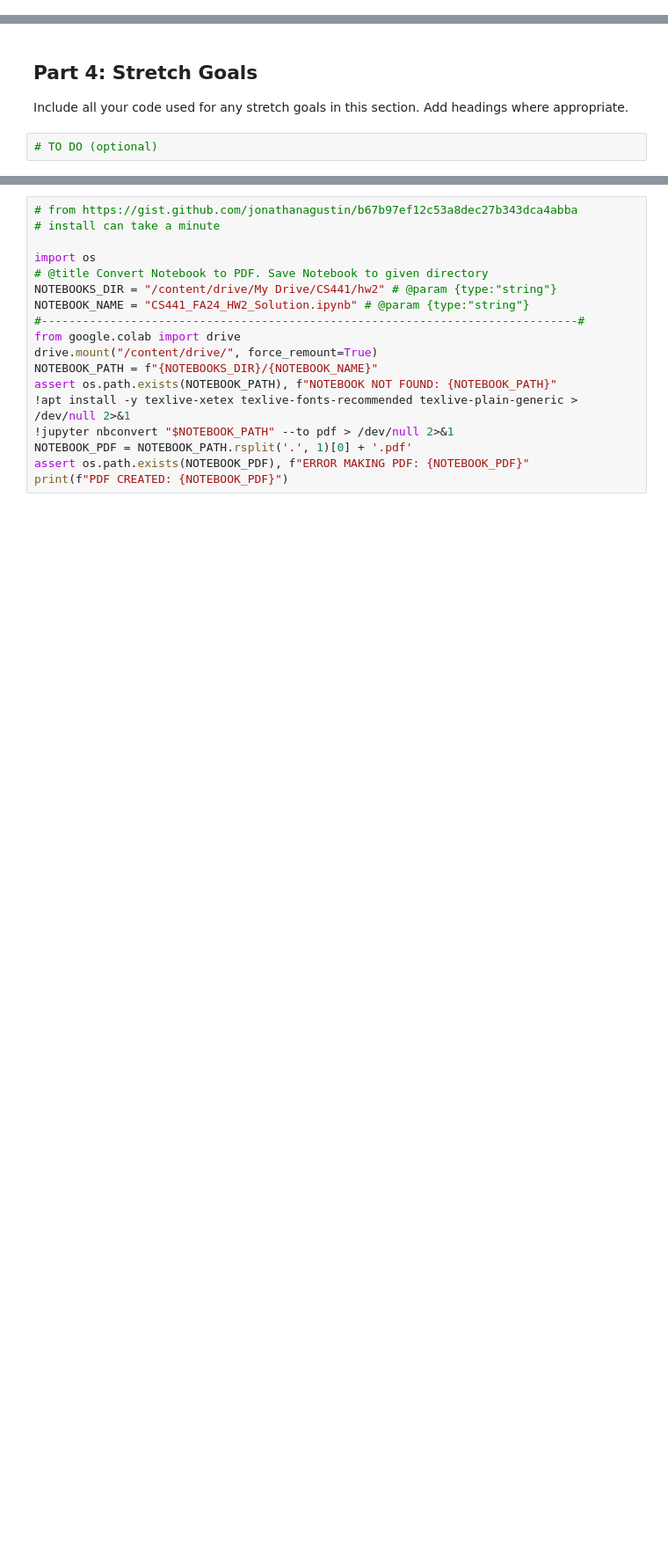
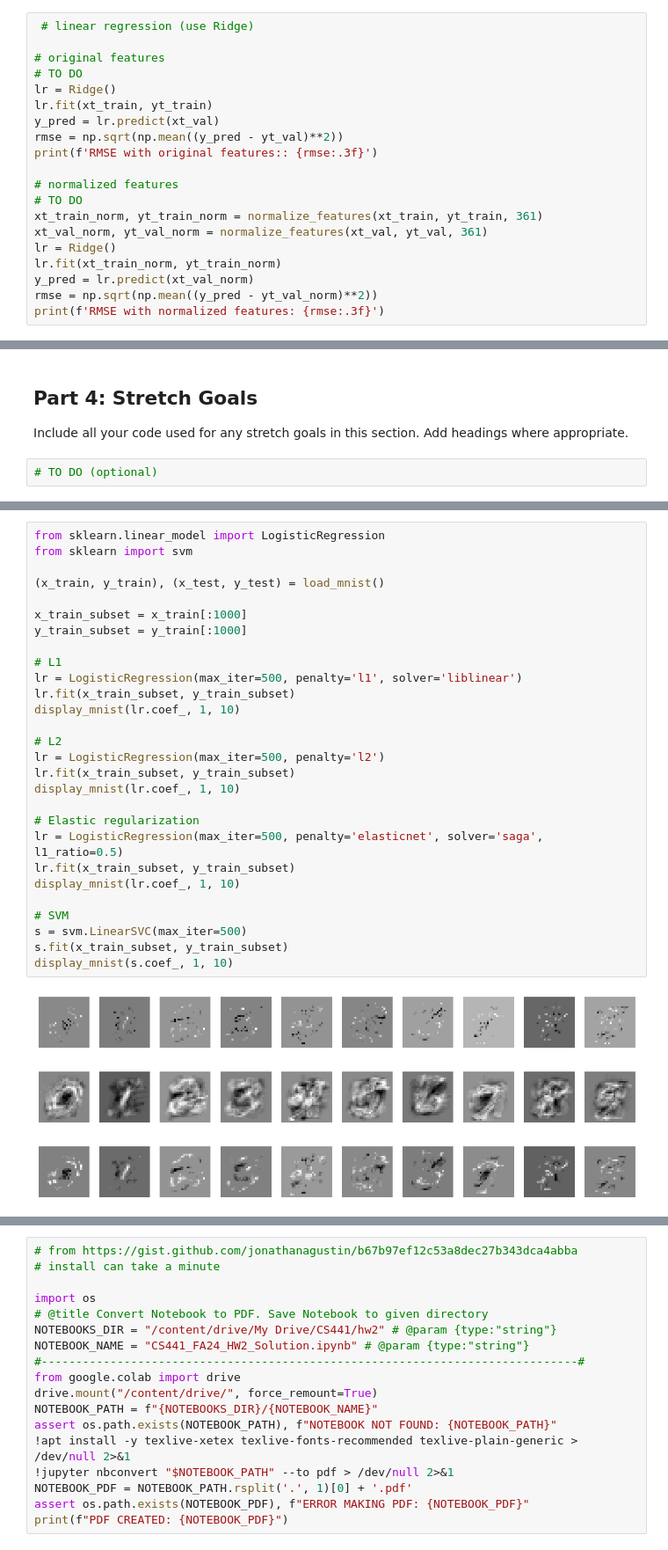
Before and after one commit to saiprakashgorti/Illinois-CS-441, a Jupyter notebook: Sai_Prakash_Gorti_CS441_FA24_HW2_Starter.ipynb, the cells around one changed output, grey strips where cells are left out. Shown: that part at 88% size. Cells and saved outputs as stored; diff of their text form; blank space fills up the shorter version.

```diff
--- a/Sai_Prakash_Gorti_CS441_FA24_HW2_Starter.ipynb
+++ b/Sai_Prakash_Gorti_CS441_FA24_HW2_Starter.ipynb
@@ -319,0 +447,20 @@ def normalize_features(x, y, fnum):
+# %%
+ # linear regression (use Ridge)
+
+# original features
+# TO DO
+lr = Ridge()
+lr.fit(xt_train, yt_train)
+y_pred = lr.predict(xt_val)
+rmse = np.sqrt(np.mean((y_pred - yt_val)**2))
+print(f'RMSE with original features:: {rmse:.3f}')
+
+# normalized features
+# TO DO
+xt_train_norm, yt_train_norm = normalize_features(xt_train, yt_train, 361)
+xt_val_norm, yt_val_norm = normalize_features(xt_val, yt_val, 361)
+lr = Ridge()
+lr.fit(xt_train_norm, yt_train_norm)
+y_pred = lr.predict(xt_val_norm)
+rmse = np.sqrt(np.mean((y_pred - yt_val_norm)**2))
+print(f'RMSE with normalized features: {rmse:.3f}')
@@ -332,0 +597,32 @@ Include all your code used for any stretch goals in this section. Add headings w
+# %%
+from sklearn.linear_model import LogisticRegression
+from sklearn import svm
+
+(x_train, y_train), (x_test, y_test) = load_mnist()
+
+x_train_subset = x_train[:1000]
+y_train_subset = y_train[:1000]
+
+# L1
+lr = LogisticRegression(max_iter=500, penalty='l1', solver='liblinear')
+lr.fit(x_train_subset, y_train_subset)
+display_mnist(lr.coef_, 1, 10)
+
+# L2
+lr = LogisticRegression(max_iter=500, penalty='l2')
+lr.fit(x_train_subset, y_train_subset)
+display_mnist(lr.coef_, 1, 10)
+
+# Elastic regularization
+lr = LogisticRegression(max_iter=500, penalty='elasticnet', solver='saga', l1_ratio=0.5)
+lr.fit(x_train_subset, y_train_subset)
+display_mnist(lr.coef_, 1, 10)
+
+# SVM
+s = svm.LinearSVC(max_iter=500)
+s.fit(x_train_subset, y_train_subset)
+display_mnist(s.coef_, 1, 10)
+# %% [output]
+[figure, added]
+[figure, added]
+[figure, added]
```
Also changed, not shown: parts of 30 cells of this notebook.
